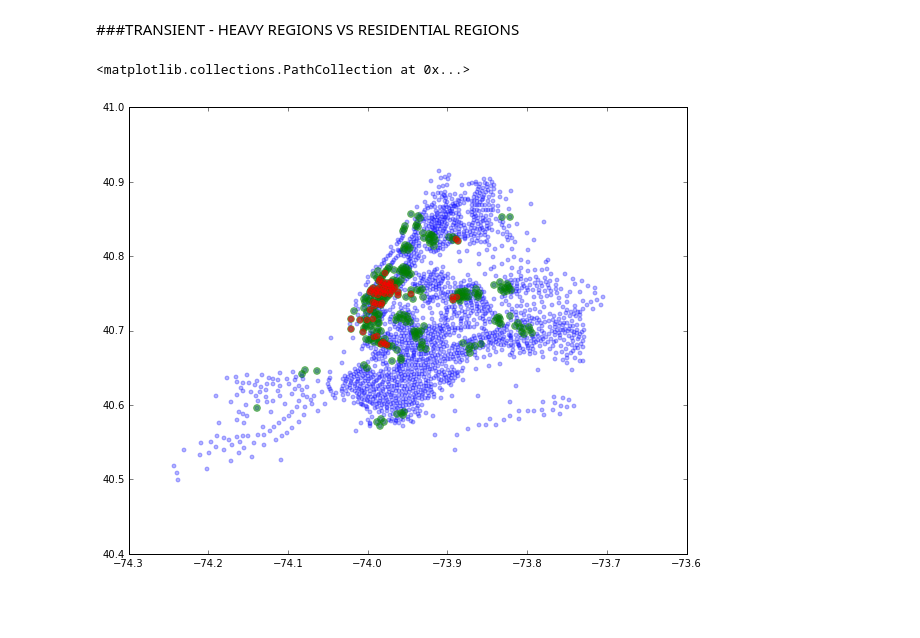
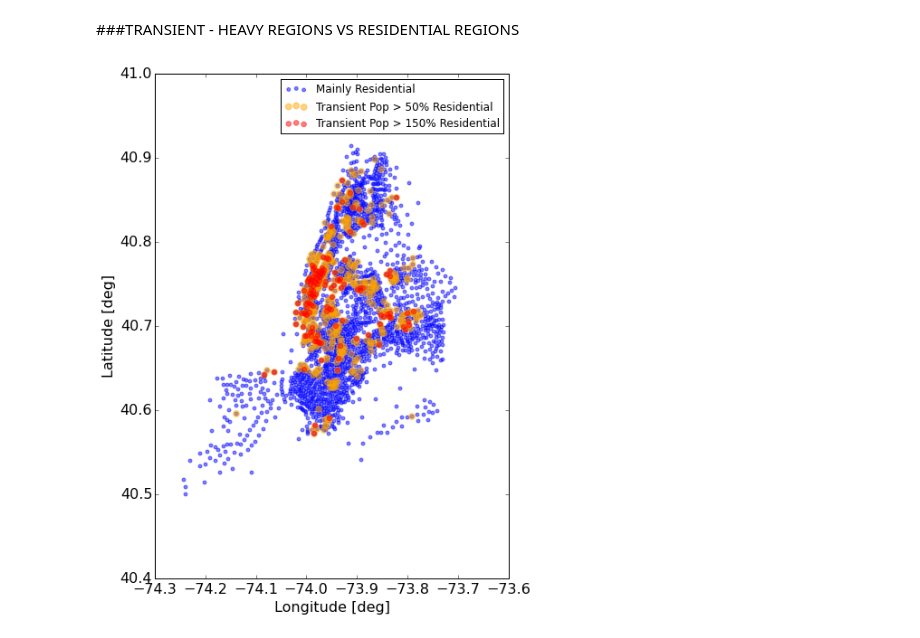
Before and after one commit to luiscvargas/insight_project, a Jupyter notebook: analysis/data_wrangling_subway.ipynb, the cells around one changed output. Saved outputs shown, nothing was run; the diff lists cells and outputs as text; code cells hidden in the pictures; blank space fills up the shorter version.

```diff
--- a/analysis/data_wrangling_subway.ipynb
+++ b/analysis/data_wrangling_subway.ipynb
@@ -402,13 +402,23 @@ df[df['transient_residential_pop'] > df['pop_total'] + 8000.].plot(kind="scatter
 # %%
-df_transient_areas = df[df['transient_residential_pop'] > df['pop_total'] + 8000.]
-df_transient_areas_2 = df[df['transient_residential_pop'] > df['pop_total'] + 3000.]
+df_transient_areas = df[df['transient_residential_pop'] > 2.5 * df['pop_total']] # + 8000.]
+df_transient_areas_2 = df[df['transient_residential_pop'] > 1.5 *df['pop_total']]# + 3000.]
 # %% [markdown]
 ###TRANSIENT - HEAVY REGIONS VS RESIDENTIAL REGIONS
 # %%
-plt.scatter(df['INTPTLONG'],df['INTPTLAT'],s=15,color="blue",alpha=0.3)
-plt.scatter(df_transient_areas_2['INTPTLONG'],df_transient_areas_2['INTPTLAT'],s=45,color="green",alpha=0.5)
-plt.scatter(df_transient_areas['INTPTLONG'],df_transient_areas['INTPTLAT'],s=30,color="red",alpha=0.5)
+mpl.rcParams["figure.figsize"] = (7,10)
+mpl.rcParams["font.size"] = 16
+mpl.rcParams["legend.fontsize"] = 12
+fig = plt.figure()
+ax1 = fig.add_subplot(111)
+ax1.scatter(df['INTPTLONG'],df['INTPTLAT'],s=15,color="blue",alpha=0.5,label="Mainly Residential")
+ax1.scatter(df_transient_areas_2['INTPTLONG'],df_transient_areas_2['INTPTLAT'],s=45,color="orange",
+            alpha=0.5,label="Transient Pop > 50% Residential")
+ax1.scatter(df_transient_areas['INTPTLONG'],df_transient_areas['INTPTLAT'],s=30,color="red",
+            alpha=0.5,label="Transient Pop > 150% Residential")
+ax1.set_xlabel("Longitude [deg]")
+ax1.set_ylabel("Latitude [deg]")
+ax1.legend()
+plt.savefig('/Users/deneb/insight/demos/week4/transient.jpg', bbox_inches='tight')
 # %% [output]
-<matplotlib.collections.PathCollection at 0x...>
-[figure, old version]
+[figure, new version]
 # %%
```
Also changed, not shown: parts of 7 cells of this notebook, 5 other files.
